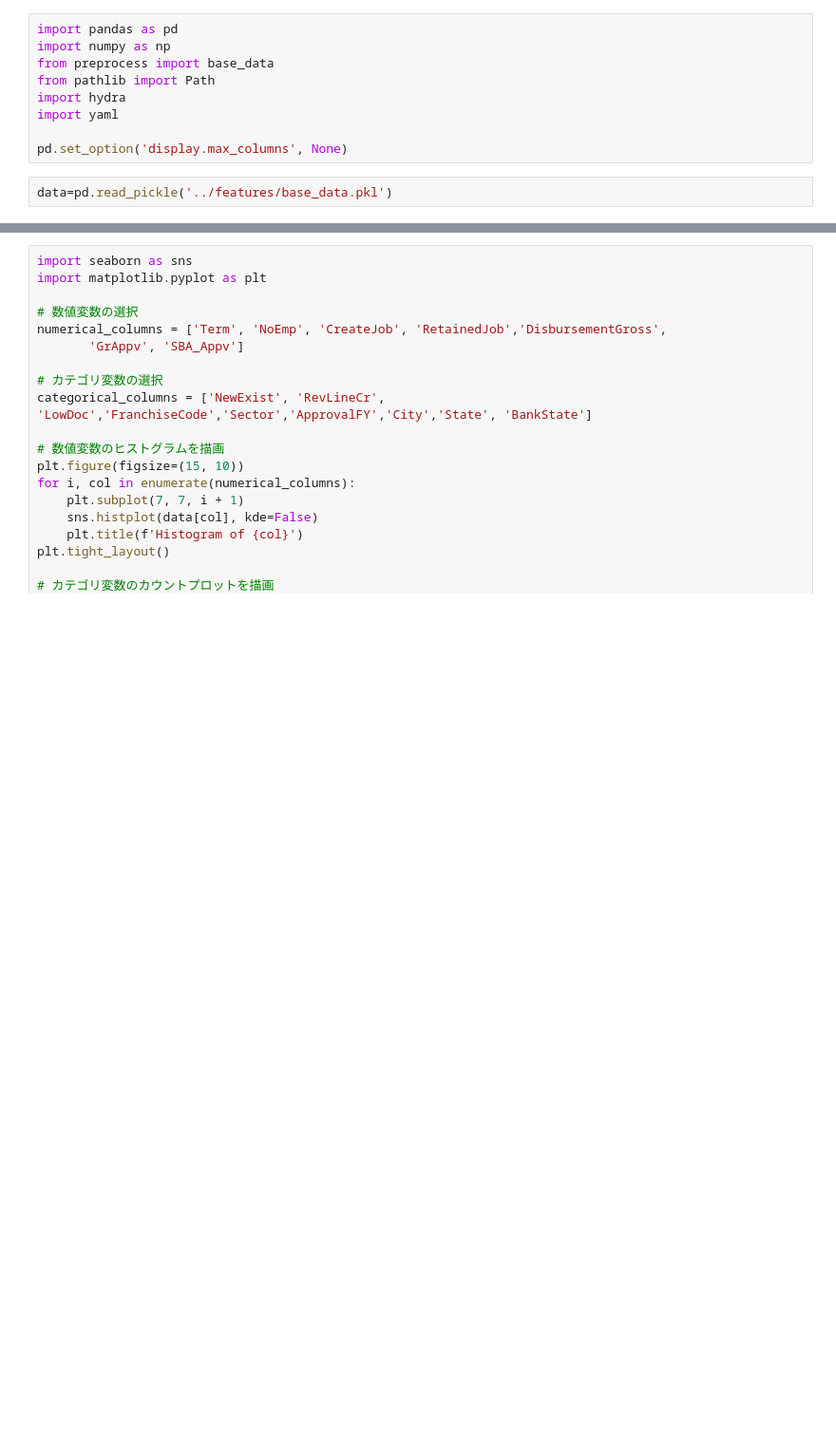
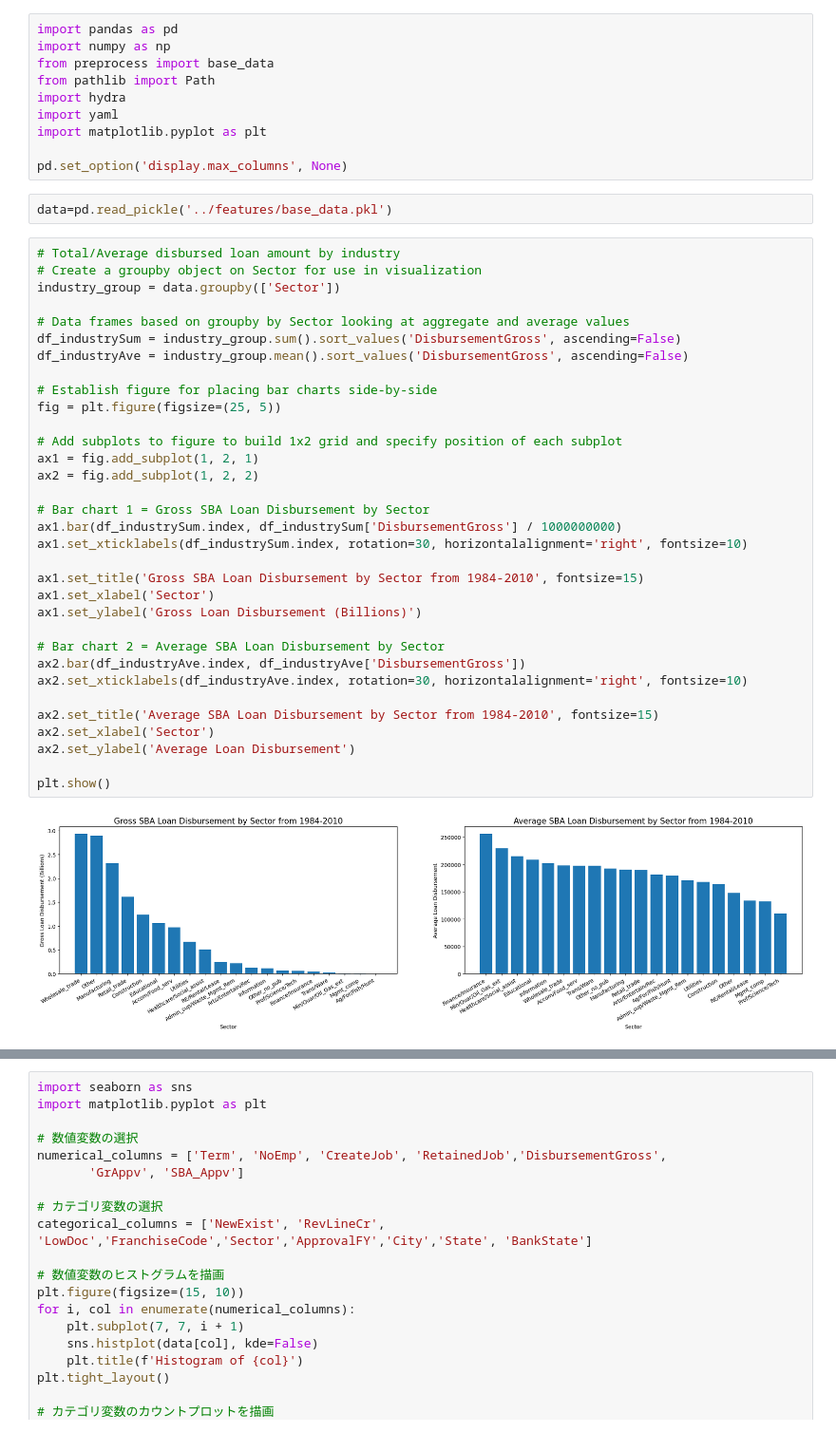
Before and after one commit to InuDogff14/Signate_202401, a Jupyter notebook: src/EDA.ipynb, the cells around one changed output, grey strips where cells are left out. Shown at 95% size. Cells and saved outputs as stored; diff of their text form; blank space fills up the shorter version.

```diff
--- a/src/EDA.ipynb
+++ b/src/EDA.ipynb
@@ -5,8 +5,44 @@ from preprocess import base_data
 from pathlib import Path
 import hydra
 import yaml
+import matplotlib.pyplot as plt
 
 pd.set_option('display.max_columns', None)
 # %%
 data=pd.read_pickle('../features/base_data.pkl')
+# %%
+# Total/Average disbursed loan amount by industry
+# Create a groupby object on Sector for use in visualization
+industry_group = data.groupby(['Sector'])
+
+# Data frames based on groupby by Sector looking at aggregate and average values
+df_industrySum = industry_group.sum().sort_values('DisbursementGross', ascending=False)
+df_industryAve = industry_group.mean().sort_values('DisbursementGross', ascending=False)
+
+# Establish figure for placing bar charts side-by-side
+fig = plt.figure(figsize=(25, 5))
+
+# Add subplots to figure to build 1x2 grid and specify position of each subplot
+ax1 = fig.add_subplot(1, 2, 1)
+ax2 = fig.add_subplot(1, 2, 2)
+
+# Bar chart 1 = Gross SBA Loan Disbursement by Sector
+ax1.bar(df_industrySum.index, df_industrySum['DisbursementGross'] / 1000000000)
+ax1.set_xticklabels(df_industrySum.index, rotation=30, horizontalalignment='right', fontsize=10)
+
+ax1.set_title('Gross SBA Loan Disbursement by Sector from 1984-2010', fontsize=15)
+ax1.set_xlabel('Sector')
+ax1.set_ylabel('Gross Loan Disbursement (Billions)')
+
+# Bar chart 2 = Average SBA Loan Disbursement by Sector
+ax2.bar(df_industryAve.index, df_industryAve['DisbursementGross'])
+ax2.set_xticklabels(df_industryAve.index, rotation=30, horizontalalignment='right', fontsize=10)
+
+ax2.set_title('Average SBA Loan Disbursement by Sector from 1984-2010', fontsize=15)
+ax2.set_xlabel('Sector')
+ax2.set_ylabel('Average Loan Disbursement')
+
+plt.show()
+# %% [output]
+[figure, added]
 # %%
```
Also changed, not shown: parts of 1 cell of this notebook, 2 other files.
